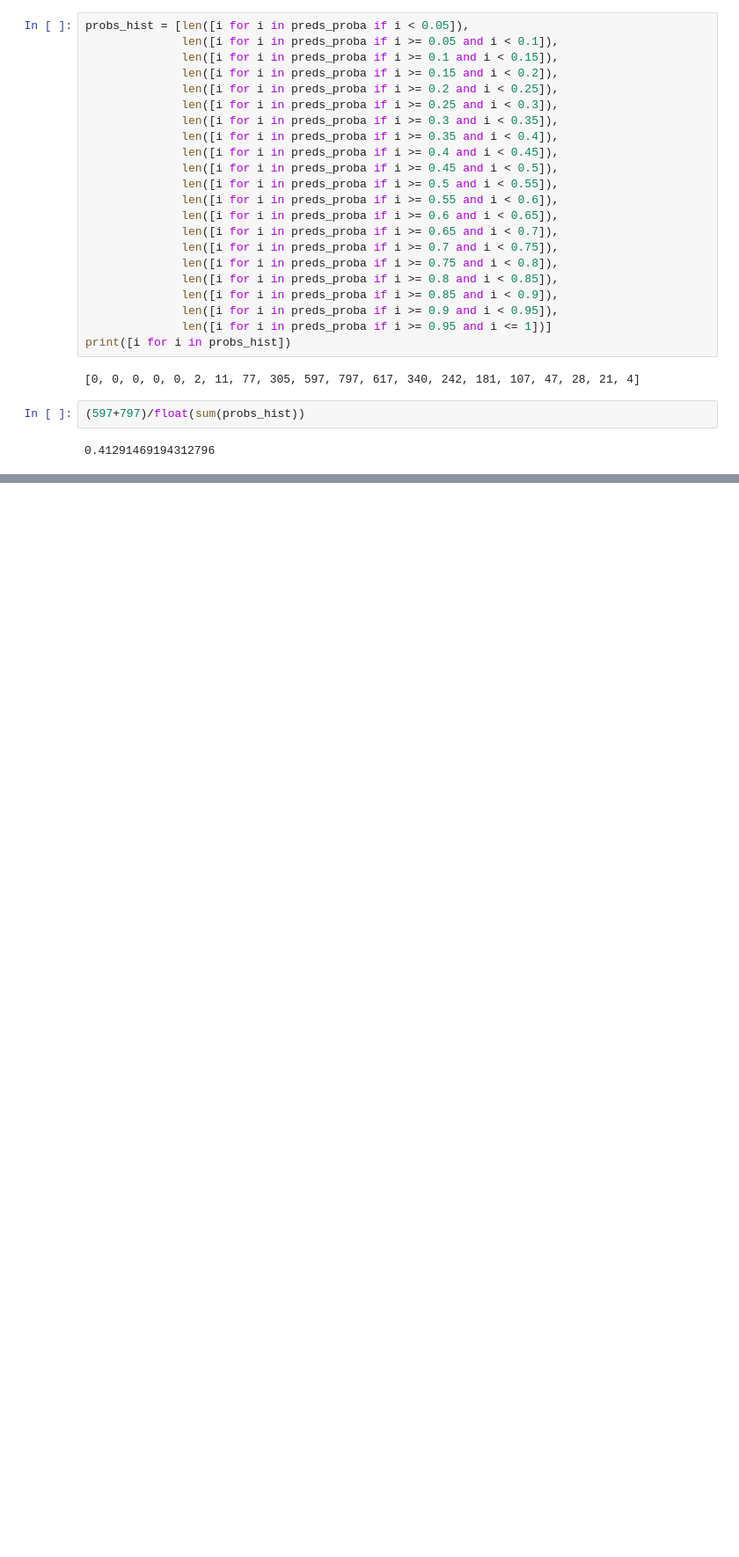
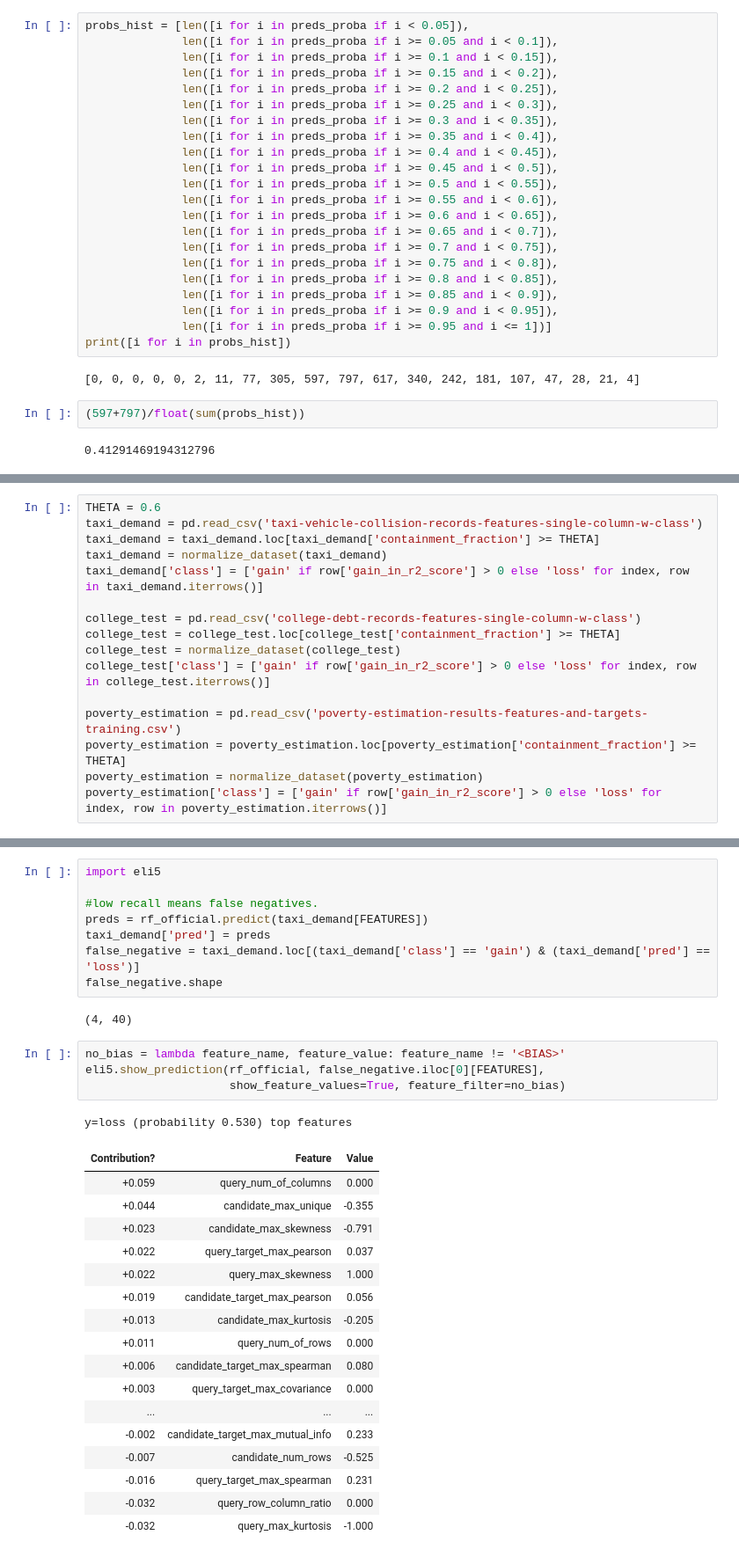
Before and after one commit to VIDA-NYU/prida, a Jupyter notebook: improvement-prediction/classification/Experiments_for_VLDB.ipynb, the cells around one changed output, grey strips where cells are left out. Shown at 88% size. Drawn from its saved outputs; the diff is of its cells as text; blank space fills up the shorter version.

```diff
--- a/improvement-prediction/classification/Experiments_for_VLDB.ipynb
+++ b/improvement-prediction/classification/Experiments_for_VLDB.ipynb
@@ -379,0 +373,16 @@ print(certain_fp/float(fp), certain_fn/float(fn))
+# %%
+THETA = 0.6
+taxi_demand = pd.read_csv('taxi-vehicle-collision-records-features-single-column-w-class')
+taxi_demand = taxi_demand.loc[taxi_demand['containment_fraction'] >= THETA]
+taxi_demand = normalize_dataset(taxi_demand)
+taxi_demand['class'] = ['gain' if row['gain_in_r2_score'] > 0 else 'loss' for index, row in taxi_demand.iterrows()]
+
+college_test = pd.read_csv('college-debt-records-features-single-column-w-class')
+college_test = college_test.loc[college_test['containment_fraction'] >= THETA]
+college_test = normalize_dataset(college_test)
+college_test['class'] = ['gain' if row['gain_in_r2_score'] > 0 else 'loss' for index, row in college_test.iterrows()]
+
+poverty_estimation = pd.read_csv('poverty-estimation-results-features-and-targets-training.csv')
+poverty_estimation = poverty_estimation.loc[poverty_estimation['containment_fraction'] >= THETA]
+poverty_estimation = normalize_dataset(poverty_estimation)
+poverty_estimation['class'] = ['gain' if row['gain_in_r2_score'] > 0 else 'loss' for index, row in poverty_estimation.iterrows()]
@@ -379,0 +445,33 @@ print(certain_fp/float(fp), certain_fn/float(fn))
+# %%
+import eli5
+
+#low recall means false negatives.
+preds = rf_official.predict(taxi_demand[FEATURES])
+taxi_demand['pred'] = preds
+false_negative = taxi_demand.loc[(taxi_demand['class'] == 'gain') & (taxi_demand['pred'] == 'loss')]
+false_negative.shape
+# %% [output]
+(4, 40)
+# %%
+no_bias = lambda feature_name, feature_value: feature_name != '<BIAS>'
+eli5.show_prediction(rf_official, false_negative.iloc[0][FEATURES],
+                     show_feature_values=True, feature_filter=no_bias)
+# %% [output]
+y=loss (probability 0.530) top features
+| Contribution? | Feature | Value |
+| +0.059 | query_num_of_columns | 0.000 |
+| +0.044 | candidate_max_unique | -0.355 |
+| +0.023 | candidate_max_skewness | -0.791 |
+| +0.022 | query_target_max_pearson | 0.037 |
+| +0.022 | query_max_skewness | 1.000 |
+| +0.019 | candidate_target_max_pearson | 0.056 |
+| +0.013 | candidate_max_kurtosis | -0.205 |
+| +0.011 | query_num_of_rows | 0.000 |
+| +0.006 | candidate_target_max_spearman | 0.080 |
+| +0.003 | query_target_max_covariance | 0.000 |
+| ... | ... | ... |
+| -0.002 | candidate_target_max_mutual_info | 0.233 |
+| -0.007 | candidate_num_rows | -0.525 |
+| -0.016 | query_target_max_spearman | 0.231 |
+| -0.032 | query_row_column_ratio | 0.000 |
+| -0.032 | query_max_kurtosis | -1.000 |
```
Also changed, not shown: parts of 39 cells of this notebook, 2 other files.
